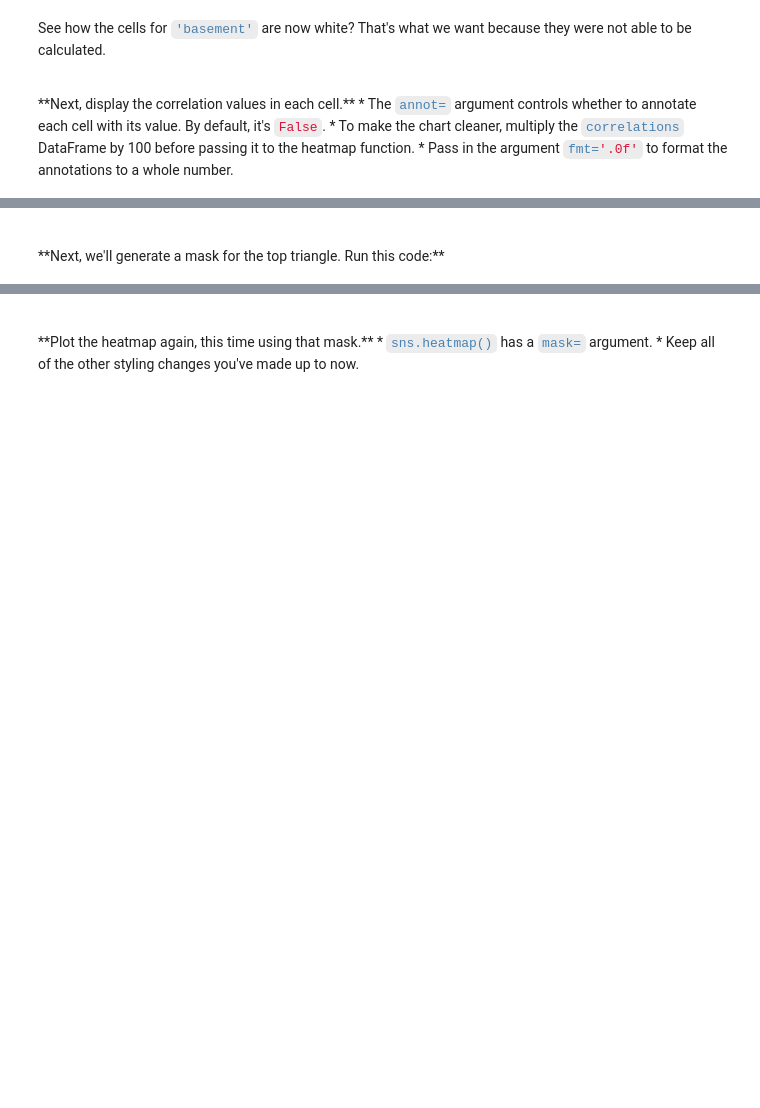
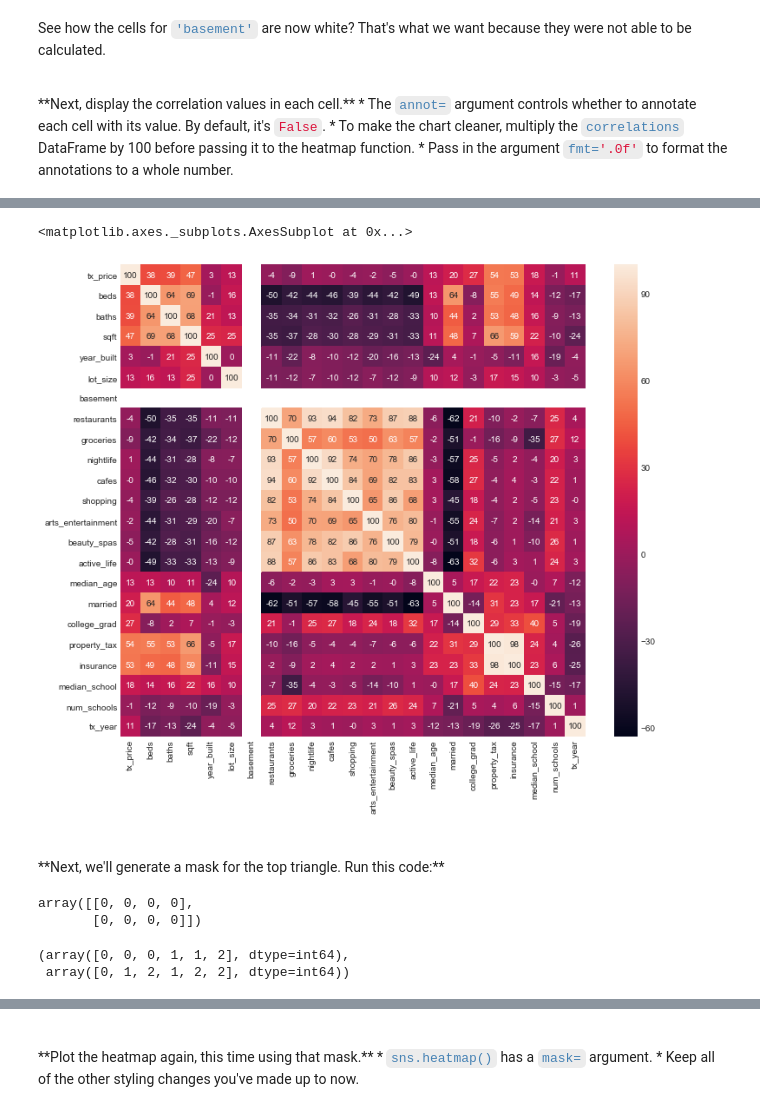
Before and after one commit to Letibug/ML_Master_class, a Jupyter notebook: Project 2 Workbook Bundle/Module 1 - Exploratory Analysis.ipynb, the cells around one changed output, grey strips where cells are left out. Cells and saved outputs as stored; diff of their text form; code cells hidden in the pictures; blank space fills up the shorter version.

```diff
--- a/Project 2 Workbook Bundle/Module 1 - Exploratory Analysis.ipynb
+++ b/Project 2 Workbook Bundle/Module 1 - Exploratory Analysis.ipynb
@@ -448,6 +492,26 @@ sns.heatmap(correlations, annot=True, fmt='.0f')
+# %%
+plt.figure(figsize=(12,10))
+sns.heatmap(correlations, annot=True, fmt='.0f')
+# %% [output]
+<matplotlib.axes._subplots.AxesSubplot at 0x...>
+[figure, added]
 # %% [markdown]
 <br>
 **Next, we'll generate a mask for the top triangle. Run this code:**
+# %%
+a=np.arange(8)
+a=a.reshape(2,4)
+np.zeros_like(a)
+# %% [output]
+array([[0, 0, 0, 0],
+       [0, 0, 0, 0]])
+# %%
+b=np.arange(9).reshape(3,3)
+b=np.zeros_like(b)
+np.triu_indices_from(b)
+# %% [output]
+(array([0, 0, 0, 1, 1, 2], dtype=int64),
+ array([0, 1, 2, 1, 2, 2], dtype=int64))
 # %%
 # Generate a mask for the upper triangle
 mask = np.zeros_like(correlations, dtype=np.bool)
```
Also changed, not shown: parts of 16 cells of this notebook, 3 other files.
